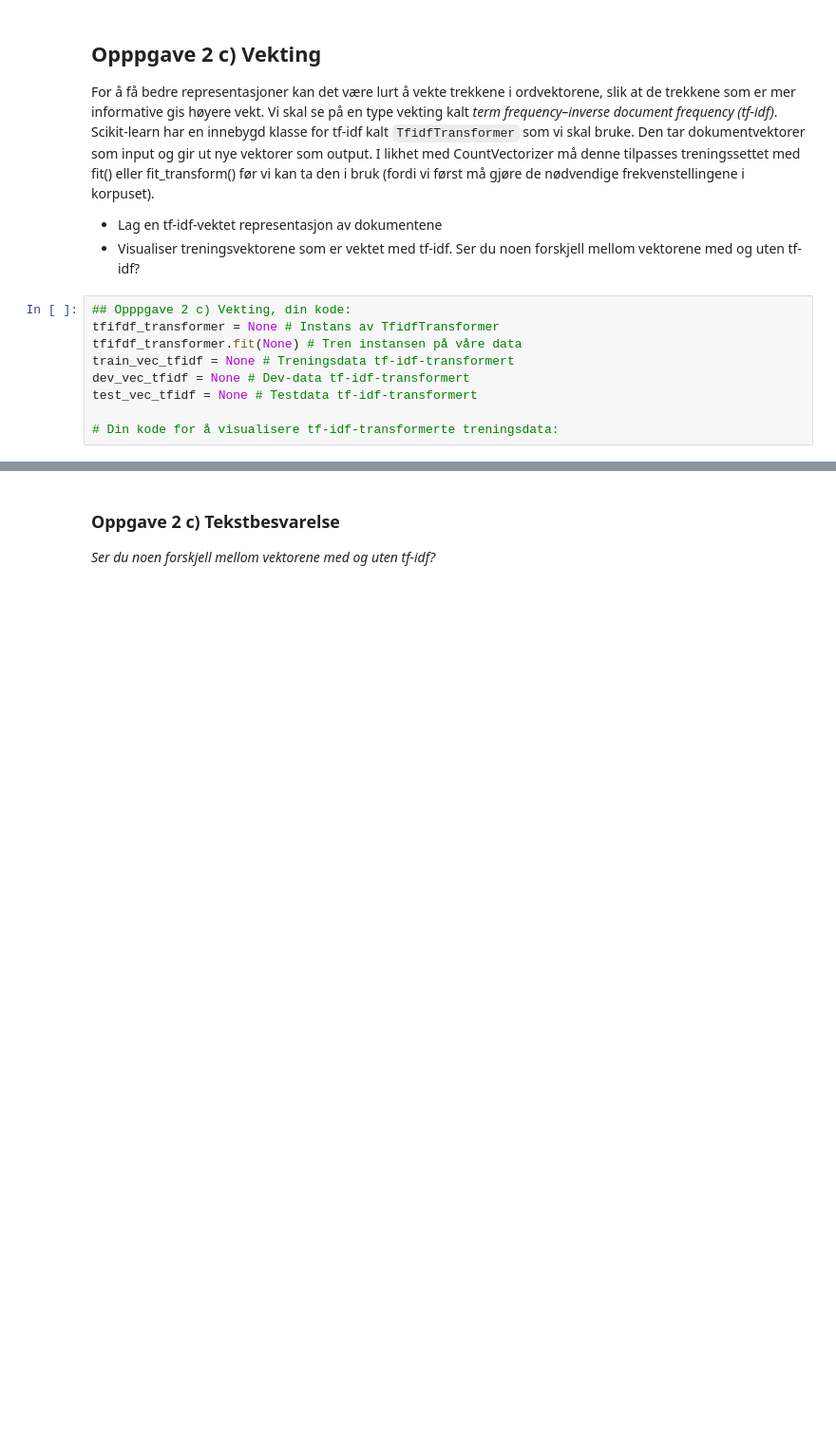
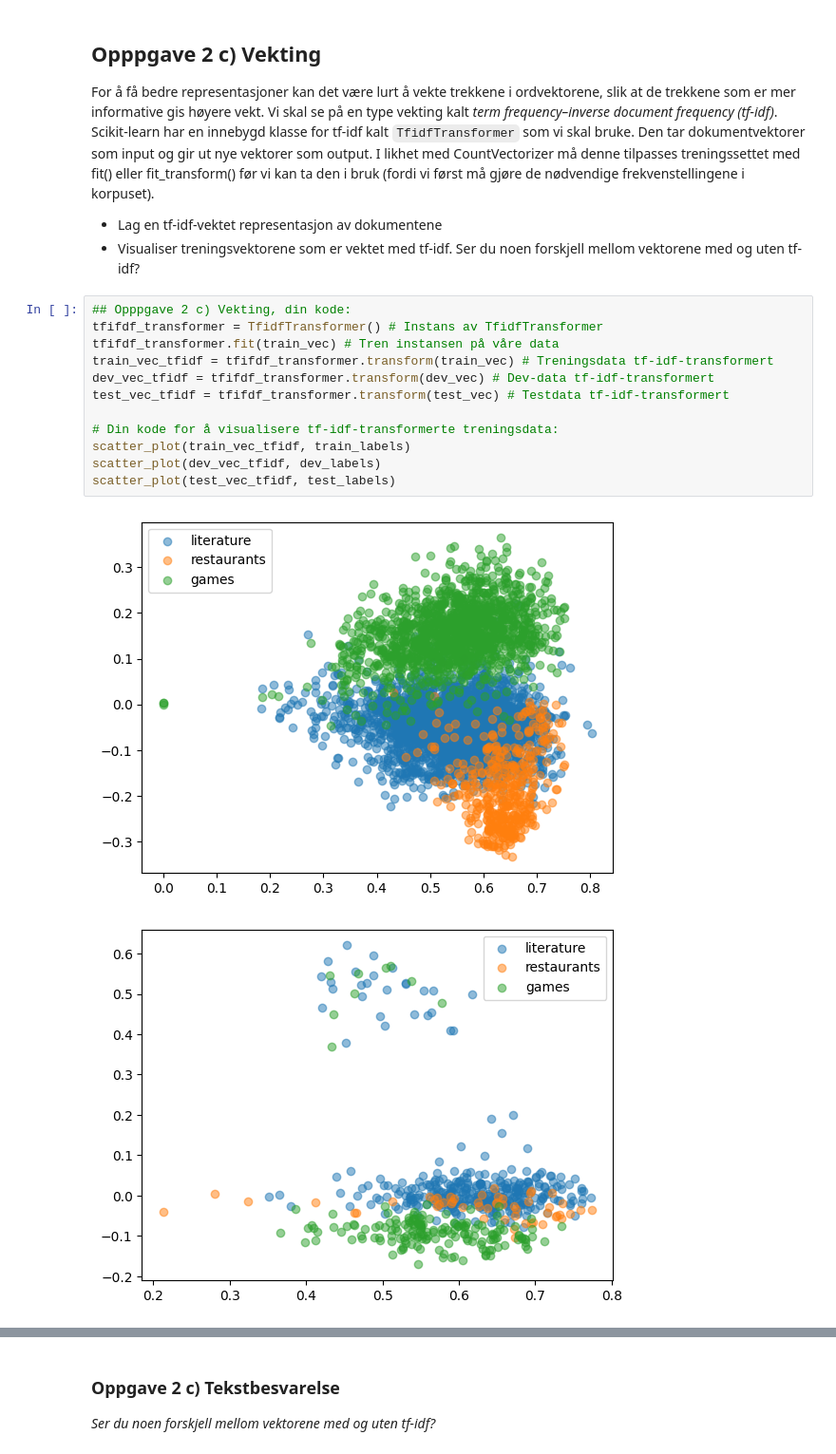
Before and after one commit to gardaanstad/oblig1a, a Jupyter notebook: oblig1a_in2110.ipynb, the cells around one changed output, grey strips where cells are left out. Shown: that part at 95% size. Drawn from its saved outputs; the diff is of its cells as text; blank space fills up the shorter version.

```diff
--- a/oblig1a_in2110.ipynb
+++ b/oblig1a_in2110.ipynb
@@ -294,10 +293,16 @@ frekvenstellingene i korpuset).
 noen forskjell mellom vektorene med og uten tf-idf?
 # %%
 ## Opppgave 2 c) Vekting, din kode:
-tfifdf_transformer = None # Instans av TfidfTransformer
-tfifdf_transformer.fit(None) # Tren instansen på våre data
-train_vec_tfidf = None # Treningsdata tf-idf-transformert
-dev_vec_tfidf = None # Dev-data tf-idf-transformert
-test_vec_tfidf = None # Testdata tf-idf-transformert
+tfifdf_transformer = TfidfTransformer() # Instans av TfidfTransformer
+tfifdf_transformer.fit(train_vec) # Tren instansen på våre data
+train_vec_tfidf = tfifdf_transformer.transform(train_vec) # Treningsdata tf-idf-transformert
+dev_vec_tfidf = tfifdf_transformer.transform(dev_vec) # Dev-data tf-idf-transformert
+test_vec_tfidf = tfifdf_transformer.transform(test_vec) # Testdata tf-idf-transformert
 
 # Din kode for å visualisere tf-idf-transformerte treningsdata:
+scatter_plot(train_vec_tfidf, train_labels)
+scatter_plot(dev_vec_tfidf, dev_labels)
+scatter_plot(test_vec_tfidf, test_labels)
+# %% [output]
+[figure, added]
+[figure, added]
```
Also changed, not shown: parts of 8 cells of this notebook.
